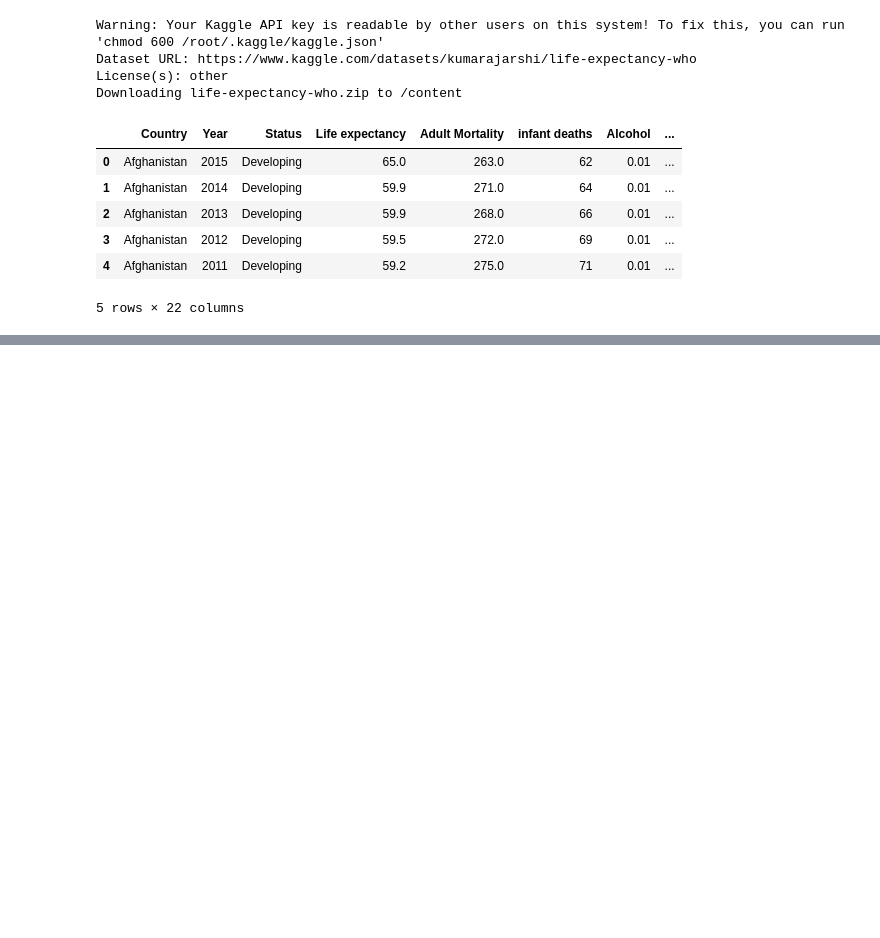
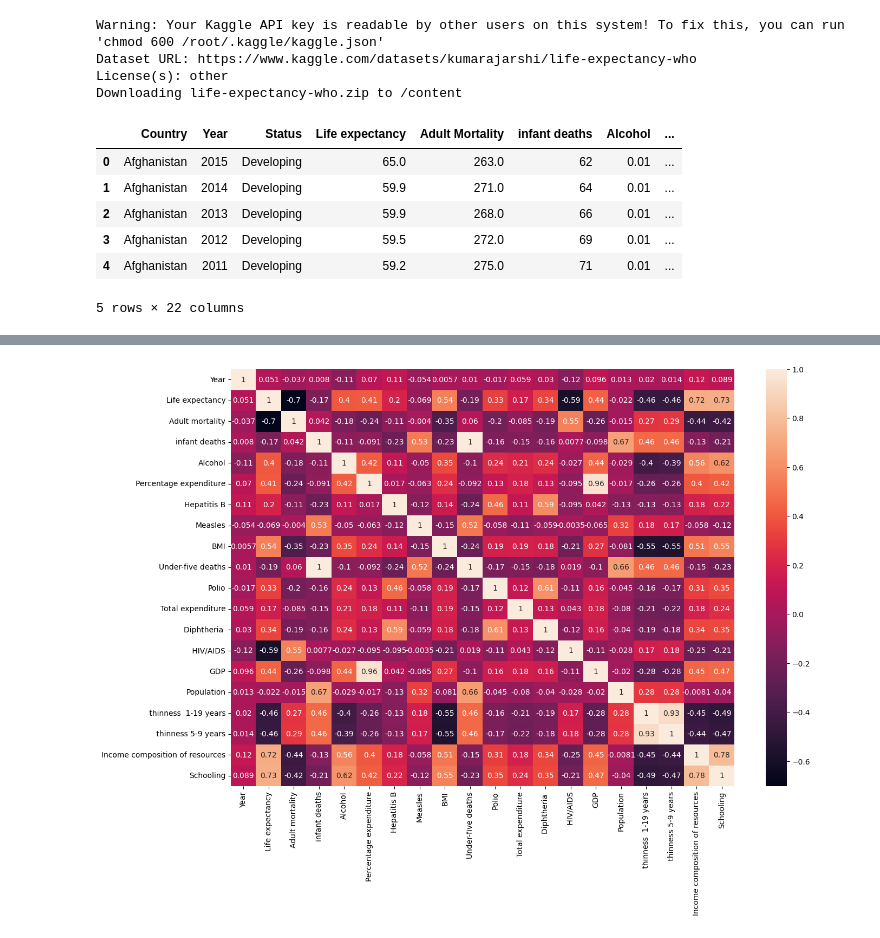
Before and after one commit to DataDrivenAkanksha/Life-expectancy-deep-learning, a Jupyter notebook: life_expactancy_deep_learning.ipynb, the cells around one changed output, grey strips where cells are left out. Drawn from its saved outputs; the diff is of its cells as text; code cells hidden in the pictures; blank space fills up the shorter version.

```diff
--- a/life_expactancy_deep_learning.ipynb
+++ b/life_expactancy_deep_learning.ipynb
@@ -100,0 +165,2 @@ df.head()
+# %%
+df.dropna(inplace=True)
@@ -100,0 +198,3 @@ df.head()
+# %%
+df.rename(columns={'Life expectancy ':'Life expectancy','Adult Mortality':'Adult mortality','percentage expenditure':'Percentage expenditure','under-five deaths ':'Under-five deaths','Measles ':'Measles', ' BMI ':'BMI'},inplace=True)
+df
@@ -100,0 +255,6 @@ df.head()
+# %%
+plt.figure(figsize=(15,10))
+sns.heatmap(df.select_dtypes(include=['float64','int64']).corr(),annot=True)
+plt.show()
+# %% [output]
+[figure, added]
```
Also changed, not shown: parts of 13 cells of this notebook.
